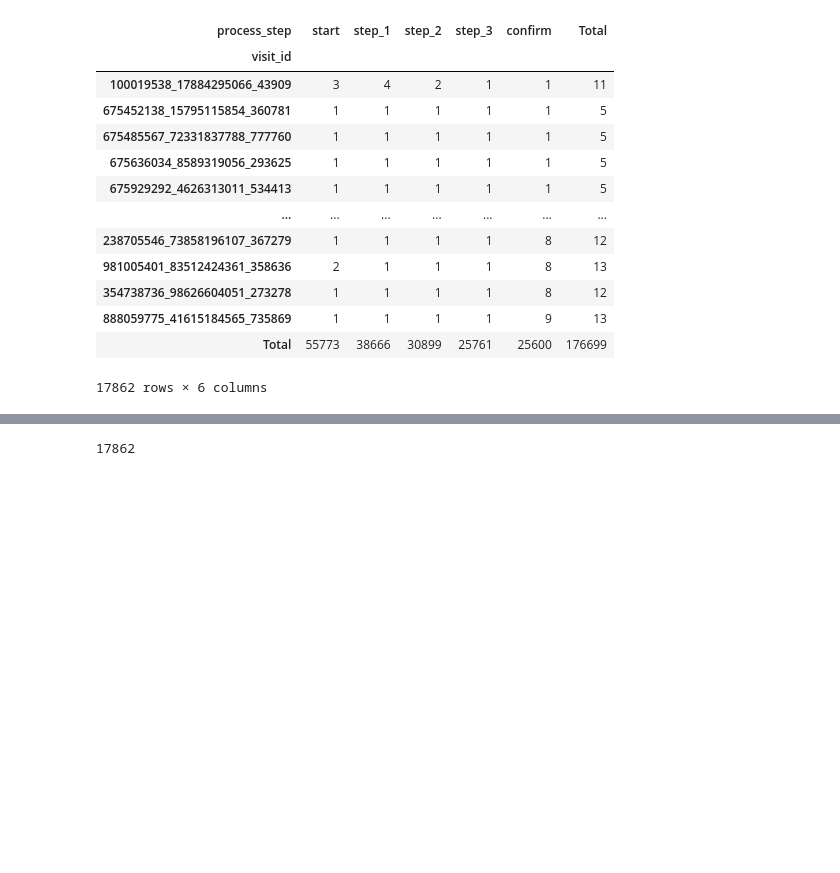
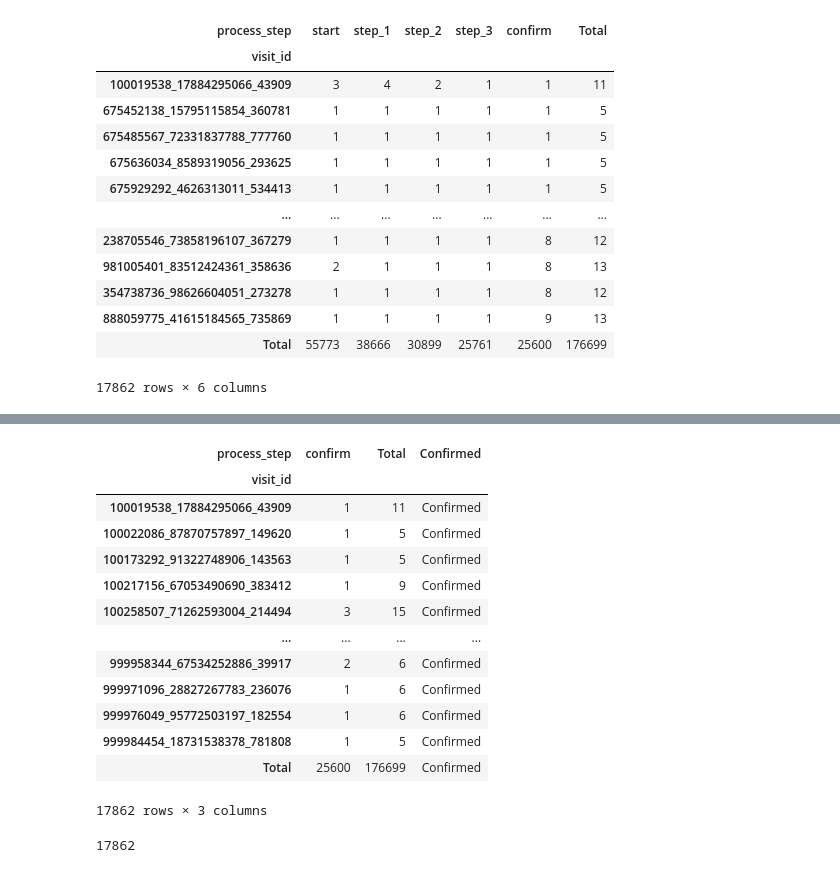
Before and after one commit to KLoVi/vanguard-ab-test, a Jupyter notebook: KPIs/KPI_Completion_rate_final.ipynb, the cells around one changed output, grey strips where cells are left out. Drawn from its saved outputs; the diff is of its cells as text; code cells hidden in the pictures; blank space fills up the shorter version.

```diff
--- a/KPIs/KPI_Completion_rate_final.ipynb
+++ b/KPIs/KPI_Completion_rate_final.ipynb
@@ -320,3 +320,5 @@ df_confirmed.sort_values(by = "confirm")
 | 888059775_41615184565_735869 | 1 | 1 | 1 | 1 | 9 | 13 |
 | Total | 55773 | 38666 | 30899 | 25761 | 25600 | 176699 |
 17862 rows × 6 columns
+# %%
+df_confirmed_demo = df_confirmed
@@ -322,0 +342,17 @@ df_confirmed.sort_values(by = "confirm")
+# %%
+df_confirmed_demo
+# %% [output]
+| process_step | confirm | Total | Confirmed |
+| visit_id |  |  |  |
+| 100019538_17884295066_43909 | 1 | 11 | Confirmed |
+| 100022086_87870757897_149620 | 1 | 5 | Confirmed |
+| 100173292_91322748906_143563 | 1 | 5 | Confirmed |
+| 100217156_67053490690_383412 | 1 | 9 | Confirmed |
+| 100258507_71262593004_214494 | 3 | 15 | Confirmed |
+| ... | ... | ... | ... |
+| 999958344_67534252886_39917 | 2 | 6 | Confirmed |
+| 999971096_28827267783_236076 | 1 | 6 | Confirmed |
+| 999976049_95772503197_182554 | 1 | 6 | Confirmed |
+| 999984454_18731538378_781808 | 1 | 5 | Confirmed |
+| Total | 25600 | 176699 | Confirmed |
+17862 rows × 3 columns
```
Also changed, not shown: parts of 9 cells of this notebook, 10 other files.
